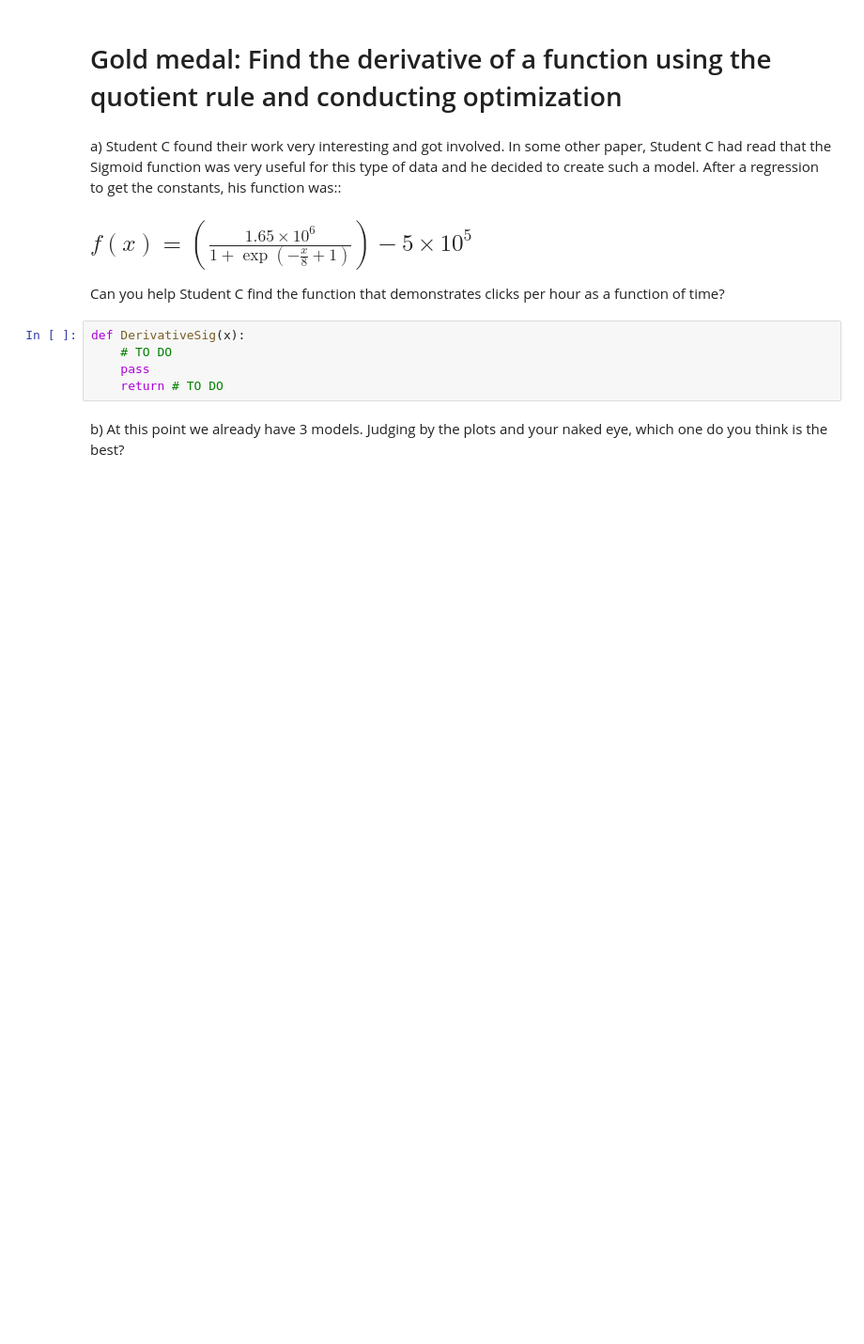
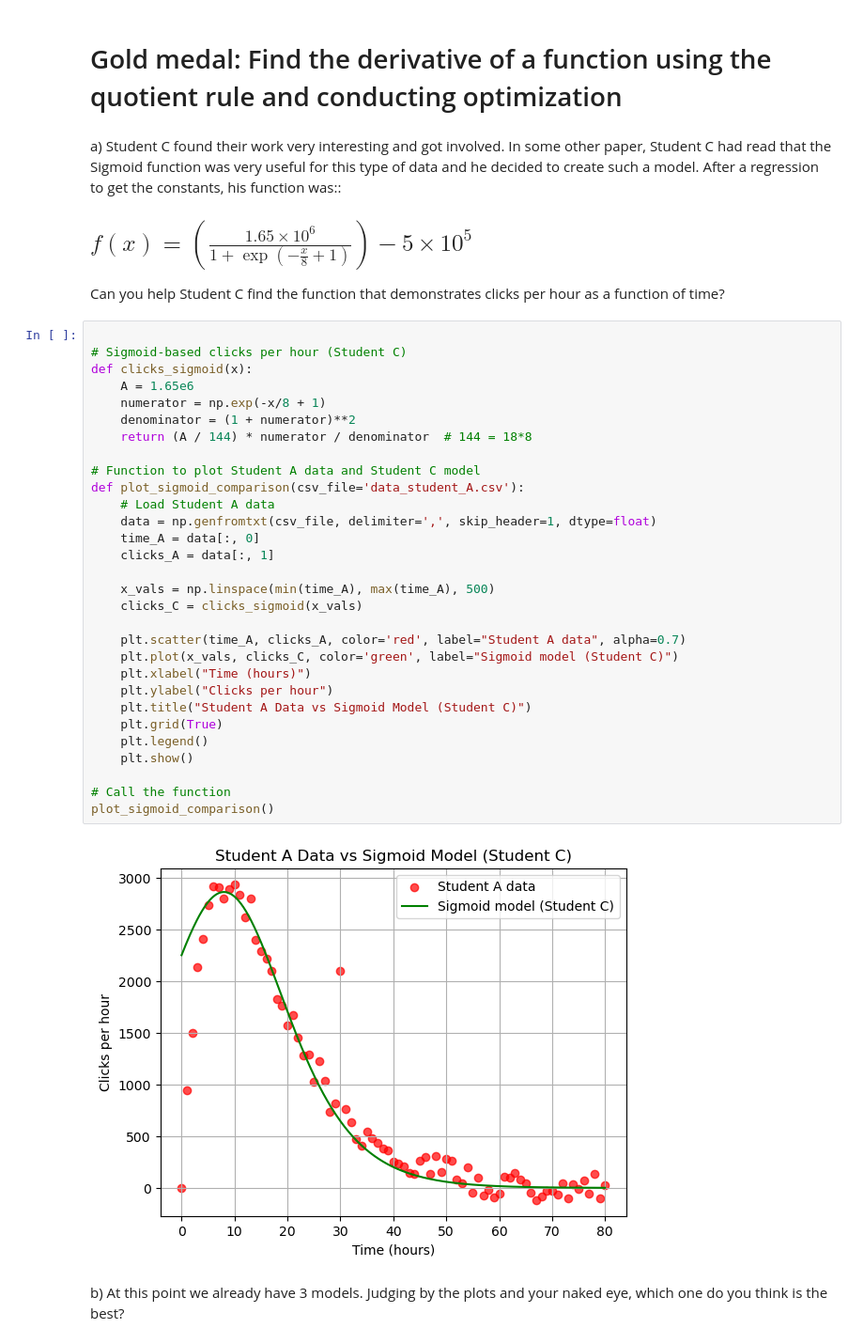
Before and after one commit to Isar-K/computational-thinking-week-individual-15367312, a Jupyter notebook: challenge_calculus/Review_Calculus.ipynb, the cells around one changed output. Shown at 94% size. Drawn from its saved outputs; the diff is of its cells as text; blank space fills up the shorter version.

```diff
--- a/challenge_calculus/Review_Calculus.ipynb
+++ b/challenge_calculus/Review_Calculus.ipynb
@@ -111,10 +247,37 @@ a) Student C found their work very interesting and got involved. In some other p
 
 Can you help Student C find the function that demonstrates clicks per hour as a function of time?
 # %%
-def DerivativeSig(x):
-    # TO DO
-    pass
-    return # TO DO
+
+# Sigmoid-based clicks per hour (Student C)
+def clicks_sigmoid(x):
+    A = 1.65e6
+    numerator = np.exp(-x/8 + 1)
+    denominator = (1 + numerator)**2
+    return (A / 144) * numerator / denominator  # 144 = 18*8
+
+# Function to plot Student A data and Student C model
+def plot_sigmoid_comparison(csv_file='data_student_A.csv'):
+    # Load Student A data
+    data = np.genfromtxt(csv_file, delimiter=',', skip_header=1, dtype=float)
+    time_A = data[:, 0]
+    clicks_A = data[:, 1]
+
+    x_vals = np.linspace(min(time_A), max(time_A), 500)
+    clicks_C = clicks_sigmoid(x_vals)
+
+    plt.scatter(time_A, clicks_A, color='red', label="Student A data", alpha=0.7)
+    plt.plot(x_vals, clicks_C, color='green', label="Sigmoid model (Student C)")
+    plt.xlabel("Time (hours)")
+    plt.ylabel("Clicks per hour")
+    plt.title("Student A Data vs Sigmoid Model (Student C)")
+    plt.grid(True)
+    plt.legend()
+    plt.show()
+
+# Call the function
+plot_sigmoid_comparison()
+# %% [output]
+[figure, added]
 # %% [markdown]
 b) At this point we already have 3 models. Judging by the plots and your naked eye, which one do you think is the best?
 # %%
```
Also changed, not shown: parts of 13 cells of this notebook.
